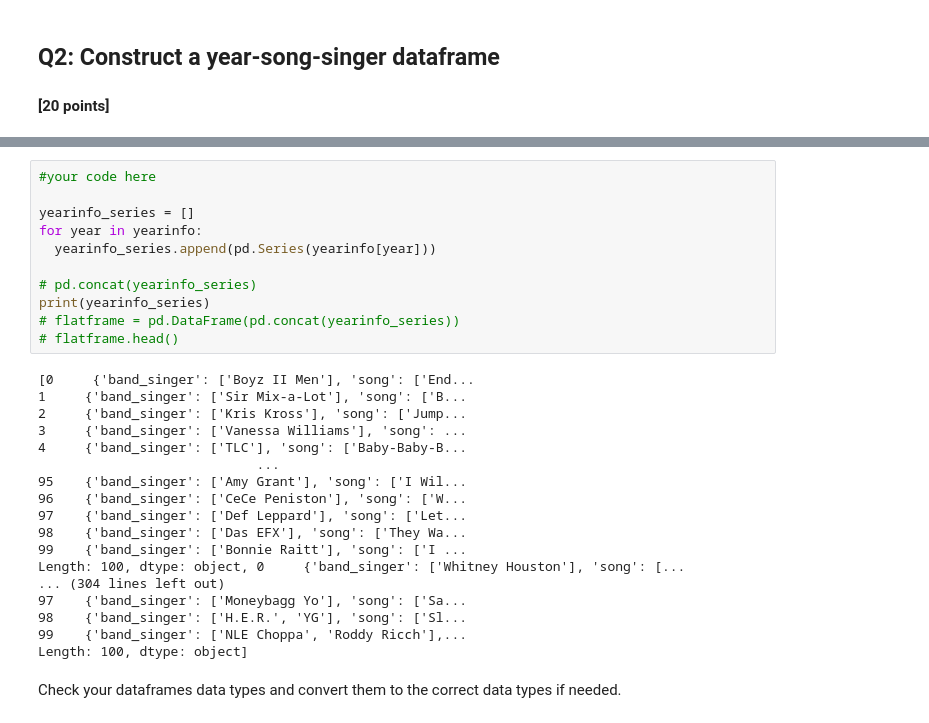
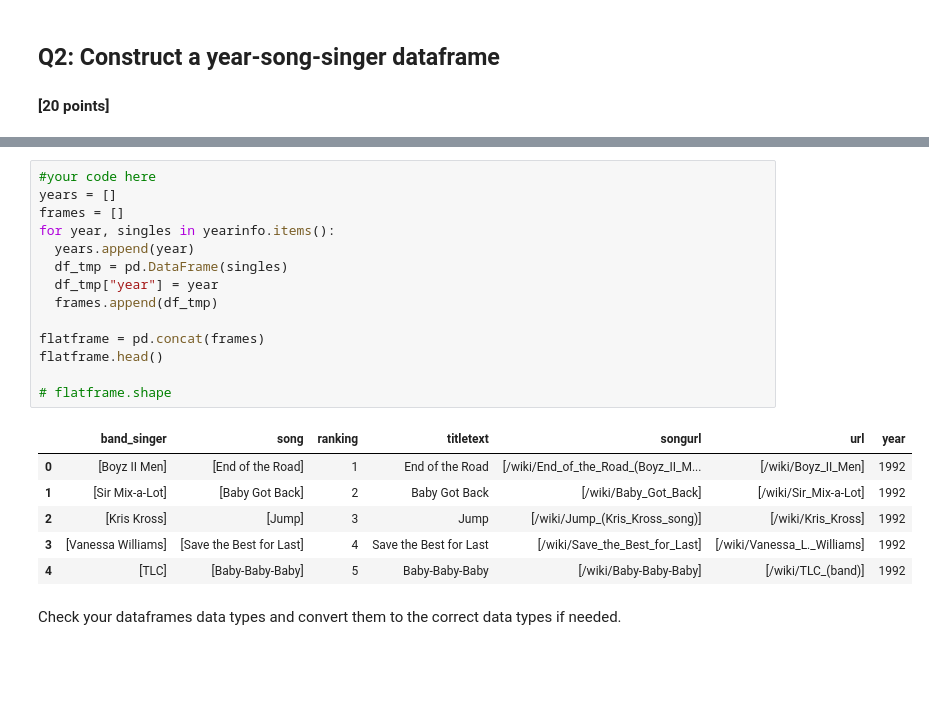
Before and after one commit to pramendra/hemanth_pram_Homework1, a Jupyter notebook: distribute_HW1.ipynb, the cells around one changed output, grey strips where cells are left out. Drawn from its saved outputs; the diff is of its cells as text; blank space fills up the shorter version.

```diff
--- a/distribute_HW1.ipynb
+++ b/distribute_HW1.ipynb
@@ -359,33 +410,25 @@ Your final dataframe `flatframe` should look something like this:
 ![flatframexample](https://drive.google.com/uc?export=view&id=12hlpB-zRGJh6JYCTcMoTzumKSyXgfoiY)
 # %%
 #your code here
+years = []
+frames = []
+for year, singles in yearinfo.items():
+  years.append(year)
+  df_tmp = pd.DataFrame(singles)
+  df_tmp["year"] = year
+  frames.append(df_tmp)
 
-yearinfo_series = []
-for year in yearinfo:
-  yearinfo_series.append(pd.Series(yearinfo[year]))
+flatframe = pd.concat(frames)
+flatframe.head()
 
-# pd.concat(yearinfo_series)
-print(yearinfo_series)
-# flatframe = pd.DataFrame(pd.concat(yearinfo_series))
-# flatframe.head()
+# flatframe.shape
 # %% [output]
-[0     {'band_singer': ['Boyz II Men'], 'song': ['End...
-1     {'band_singer': ['Sir Mix-a-Lot'], 'song': ['B...
-2     {'band_singer': ['Kris Kross'], 'song': ['Jump...
-3     {'band_singer': ['Vanessa Williams'], 'song': ...
-4     {'band_singer': ['TLC'], 'song': ['Baby-Baby-B...
-                            ...
-95    {'band_singer': ['Amy Grant'], 'song': ['I Wil...
-96    {'band_singer': ['CeCe Peniston'], 'song': ['W...
-97    {'band_singer': ['Def Leppard'], 'song': ['Let...
-98    {'band_singer': ['Das EFX'], 'song': ['They Wa...
-99    {'band_singer': ['Bonnie Raitt'], 'song': ['I ...
-Length: 100, dtype: object, 0     {'band_singer': ['Whitney Houston'], 'song': [...
-... (304 lines left out)
-97    {'band_singer': ['Moneybagg Yo'], 'song': ['Sa...
-98    {'band_singer': ['H.E.R.', 'YG'], 'song': ['Sl...
-99    {'band_singer': ['NLE Choppa', 'Roddy Ricch'],...
-Length: 100, dtype: object]
+|  | band_singer | song | ranking | titletext | songurl | url | year |
+| 0 | [Boyz II Men] | [End of the Road] | 1 | End of the Road | [/wiki/End_of_the_Road_(Boyz_II_M... | [/wiki/Boyz_II_Men] | 1992 |
+| 1 | [Sir Mix-a-Lot] | [Baby Got Back] | 2 | Baby Got Back | [/wiki/Baby_Got_Back] | [/wiki/Sir_Mix-a-Lot] | 1992 |
+| 2 | [Kris Kross] | [Jump] | 3 | Jump | [/wiki/Jump_(Kris_Kross_song)] | [/wiki/Kris_Kross] | 1992 |
+| 3 | [Vanessa Williams] | [Save the Best for Last] | 4 | Save the Best for Last | [/wiki/Save_the_Best_for_Last] | [/wiki/Vanessa_L._Williams] | 1992 |
+| 4 | [TLC] | [Baby-Baby-Baby] | 5 | Baby-Baby-Baby | [/wiki/Baby-Baby-Baby] | [/wiki/TLC_(band)] | 1992 |
 # %% [markdown]
 Check your dataframes data types and convert them to the correct data types if needed.
 # %%
```
Also changed, not shown: parts of 1 cell of this notebook.
